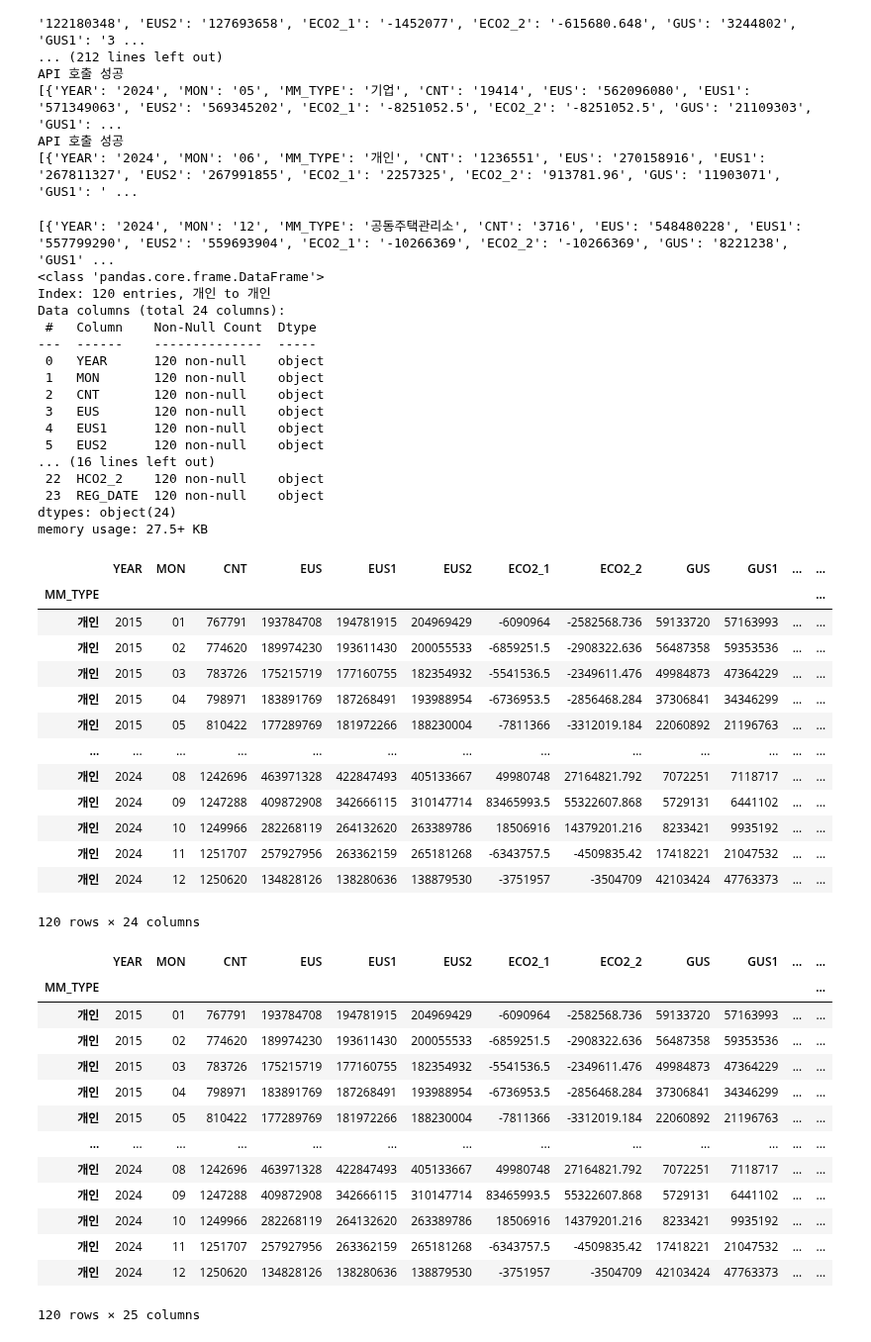
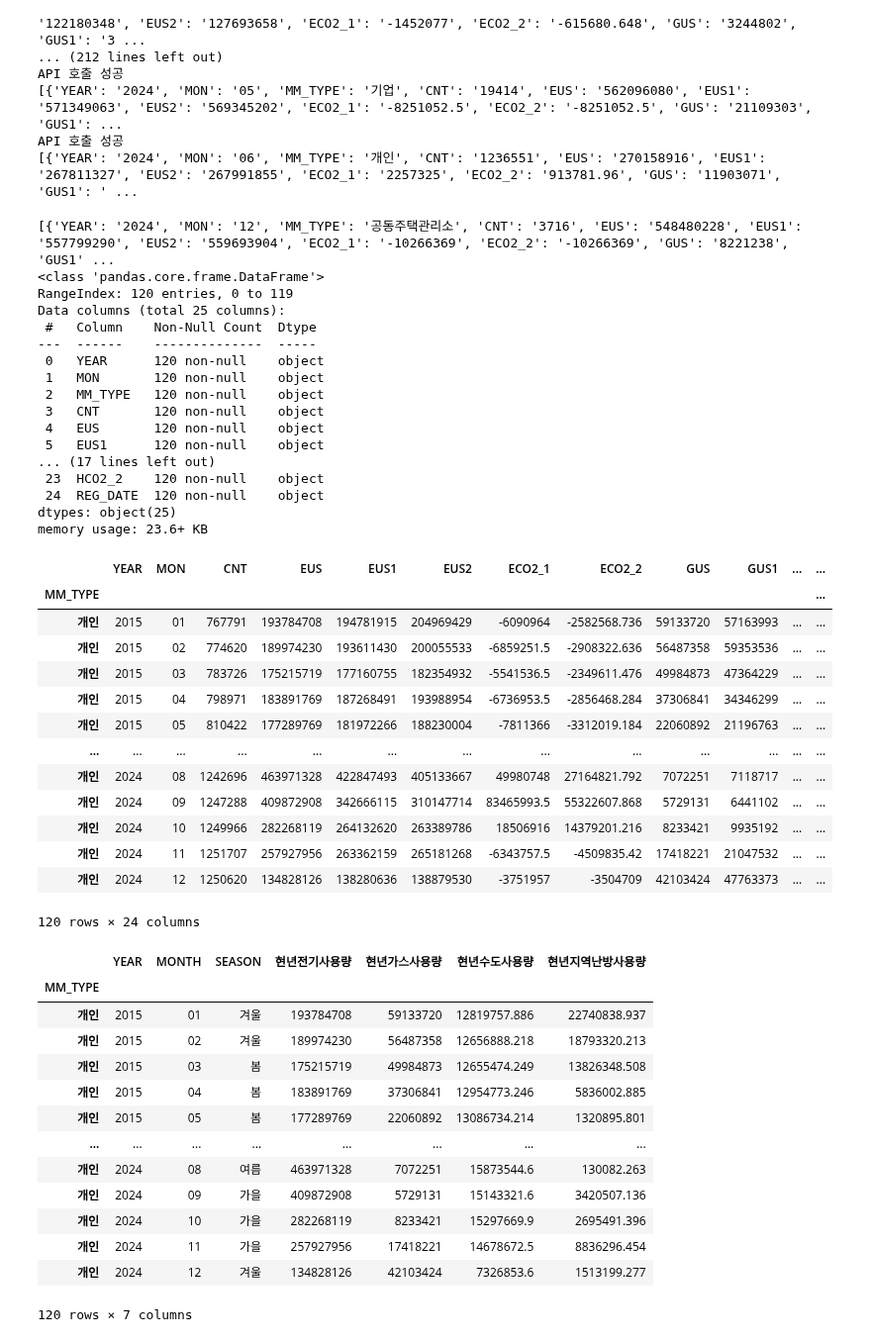
Before and after one commit to akatwinkle/bab_bab, a Jupyter notebook: 과제.ipynb, the cells around one changed output. Shown at 99% size. Cells and saved outputs as stored; diff of their text form; code cells hidden in the pictures.

```diff
--- a/과제.ipynb
+++ b/과제.ipynb
@@ -71,31 +71,29 @@ import json
 
 #확인
 print(data)
-#기본정보
-df.info()
-df.describe()
 #데이터프레임
 df = pd.DataFrame(resps)
+df.info()
 df = df.set_index('MM_TYPE')
 df.loc['개인']
 # %% [output]
 [{'YEAR': '2024', 'MON': '12', 'MM_TYPE': '공동주택관리소', 'CNT': '3716', 'EUS': '548480228', 'EUS1': '557799290', 'EUS2': '559693904', 'ECO2_1': '-10266369', 'ECO2_2': '-10266369', 'GUS': '8221238', 'GUS1' ...
 <class 'pandas.core.frame.DataFrame'>
-Index: 120 entries, 개인 to 개인
-Data columns (total 24 columns):
+RangeIndex: 120 entries, 0 to 119
+Data columns (total 25 columns):
  #   Column    Non-Null Count  Dtype
 ---  ------    --------------  -----
  0   YEAR      120 non-null    object
  1   MON       120 non-null    object
- 2   CNT       120 non-null    object
- 3   EUS       120 non-null    object
- 4   EUS1      120 non-null    object
- 5   EUS2      120 non-null    object
-... (16 lines left out)
- 22  HCO2_2    120 non-null    object
- 23  REG_DATE  120 non-null    object
-dtypes: object(24)
-memory usage: 27.5+ KB
+ 2   MM_TYPE   120 non-null    object
+ 3   CNT       120 non-null    object
+ 4   EUS       120 non-null    object
+ 5   EUS1      120 non-null    object
+... (17 lines left out)
+ 23  HCO2_2    120 non-null    object
+ 24  REG_DATE  120 non-null    object
+dtypes: object(25)
+memory usage: 23.6+ KB
 |  | YEAR | MON | CNT | EUS | EUS1 | EUS2 | ECO2_1 | ECO2_2 | GUS | GUS1 | ... | ... |
 | MM_TYPE |  |  |  |  |  |  |  |  |  |  |  | ... |
 | 개인 | 2015 | 01 | 767791 | 193784708 | 194781915 | 204969429 | -6090964 | -2582568.736 | 59133720 | 57163993 | ... | ... |
@@ -113,30 +111,38 @@ memory usage: 27.5+ KB
 # %%
 import numpy as np
 
 def get_season(MON):
     if MON in ['03', '04', '05']:
         return '봄'
     elif MON in ['06', '07', '08']:
         return '여름'
     elif MON in ['09', '10', '11']:
         return '가을'
     else:
         return '겨울'
 
 df['SEASON'] = df['MON'].map(get_season)
-df
+
+selected_col = df[['YEAR','MON','EUS','GUS', 'WUS','HUS','SEASON']]
+selected_col
+
+reordered_cols = df[['YEAR','MON','SEASON','EUS','GUS', 'WUS','HUS']]
+reordered_cols
+
+df_renameds = reordered_cols.rename(columns={'MON':'MONTH','EUS':'현년전기사용량','GUS':'현년가스사용량', 'WUS':'현년수도사용량','HUS':'현년지역난방사용량'})
+df_renameds
 # %% [output]
-|  | YEAR | MON | CNT | EUS | EUS1 | EUS2 | ECO2_1 | ECO2_2 | GUS | GUS1 | ... | ... |
-| MM_TYPE |  |  |  |  |  |  |  |  |  |  |  | ... |
-| 개인 | 2015 | 01 | 767791 | 193784708 | 194781915 | 204969429 | -6090964 | -2582568.736 | 59133720 | 57163993 | ... | ... |
-| 개인 | 2015 | 02 | 774620 | 189974230 | 193611430 | 200055533 | -6859251.5 | -2908322.636 | 56487358 | 59353536 | ... | ... |
-| 개인 | 2015 | 03 | 783726 | 175215719 | 177160755 | 182354932 | -5541536.5 | -2349611.476 | 49984873 | 47364229 | ... | ... |
-| 개인 | 2015 | 04 | 798971 | 183891769 | 187268491 | 193988954 | -6736953.5 | -2856468.284 | 37306841 | 34346299 | ... | ... |
-| 개인 | 2015 | 05 | 810422 | 177289769 | 181972266 | 188230004 | -7811366 | -3312019.184 | 22060892 | 21196763 | ... | ... |
-| ... | ... | ... | ... | ... | ... | ... | ... | ... | ... | ... | ... | ... |
-| 개인 | 2024 | 08 | 1242696 | 463971328 | 422847493 | 405133667 | 49980748 | 27164821.792 | 7072251 | 7118717 | ... | ... |
-| 개인 | 2024 | 09 | 1247288 | 409872908 | 342666115 | 310147714 | 83465993.5 | 55322607.868 | 5729131 | 6441102 | ... | ... |
-| 개인 | 2024 | 10 | 1249966 | 282268119 | 264132620 | 263389786 | 18506916 | 14379201.216 | 8233421 | 9935192 | ... | ... |
-| 개인 | 2024 | 11 | 1251707 | 257927956 | 263362159 | 265181268 | -6343757.5 | -4509835.42 | 17418221 | 21047532 | ... | ... |
-| 개인 | 2024 | 12 | 1250620 | 134828126 | 138280636 | 138879530 | -3751957 | -3504709 | 42103424 | 47763373 | ... | ... |
+|  | YEAR | MONTH | SEASON | 현년전기사용량 | 현년가스사용량 | 현년수도사용량 | 현년지역난방사용량 |
+| MM_TYPE |  |  |  |  |  |  |  |
+| 개인 | 2015 | 01 | 겨울 | 193784708 | 59133720 | 12819757.886 | 22740838.937 |
+| 개인 | 2015 | 02 | 겨울 | 189974230 | 56487358 | 12656888.218 | 18793320.213 |
+| 개인 | 2015 | 03 | 봄 | 175215719 | 49984873 | 12655474.249 | 13826348.508 |
+| 개인 | 2015 | 04 | 봄 | 183891769 | 37306841 | 12954773.246 | 5836002.885 |
+| 개인 | 2015 | 05 | 봄 | 177289769 | 22060892 | 13086734.214 | 1320895.801 |
+| ... | ... | ... | ... | ... | ... | ... | ... |
+| 개인 | 2024 | 08 | 여름 | 463971328 | 7072251 | 15873544.6 | 130082.263 |
+| 개인 | 2024 | 09 | 가을 | 409872908 | 5729131 | 15143321.6 | 3420507.136 |
+| 개인 | 2024 | 10 | 가을 | 282268119 | 8233421 | 15297669.9 | 2695491.396 |
+| 개인 | 2024 | 11 | 가을 | 257927956 | 17418221 | 14678672.5 | 8836296.454 |
+| 개인 | 2024 | 12 | 겨울 | 134828126 | 42103424 | 7326853.6 | 1513199.277 |
-120 rows × 25 columns
+120 rows × 7 columns
```
